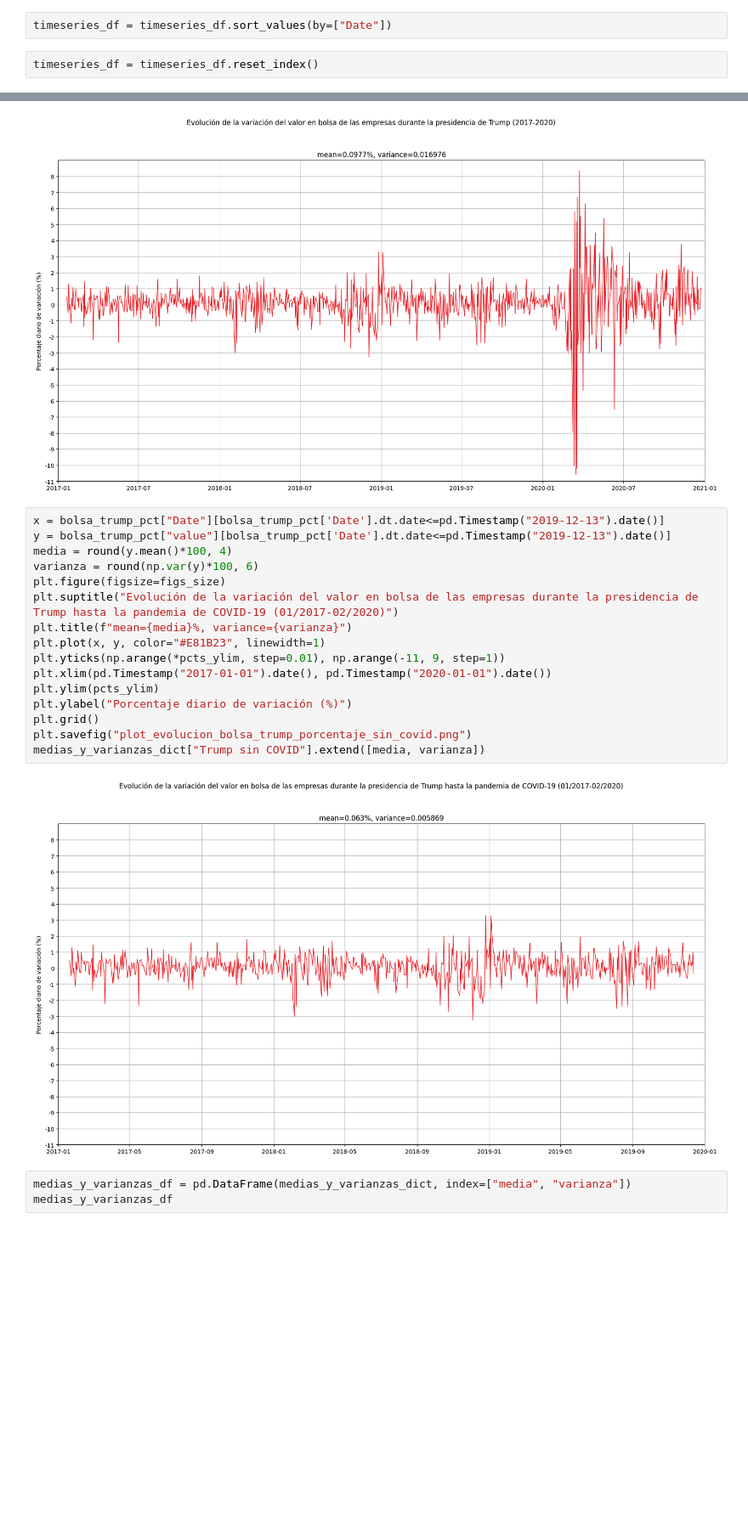
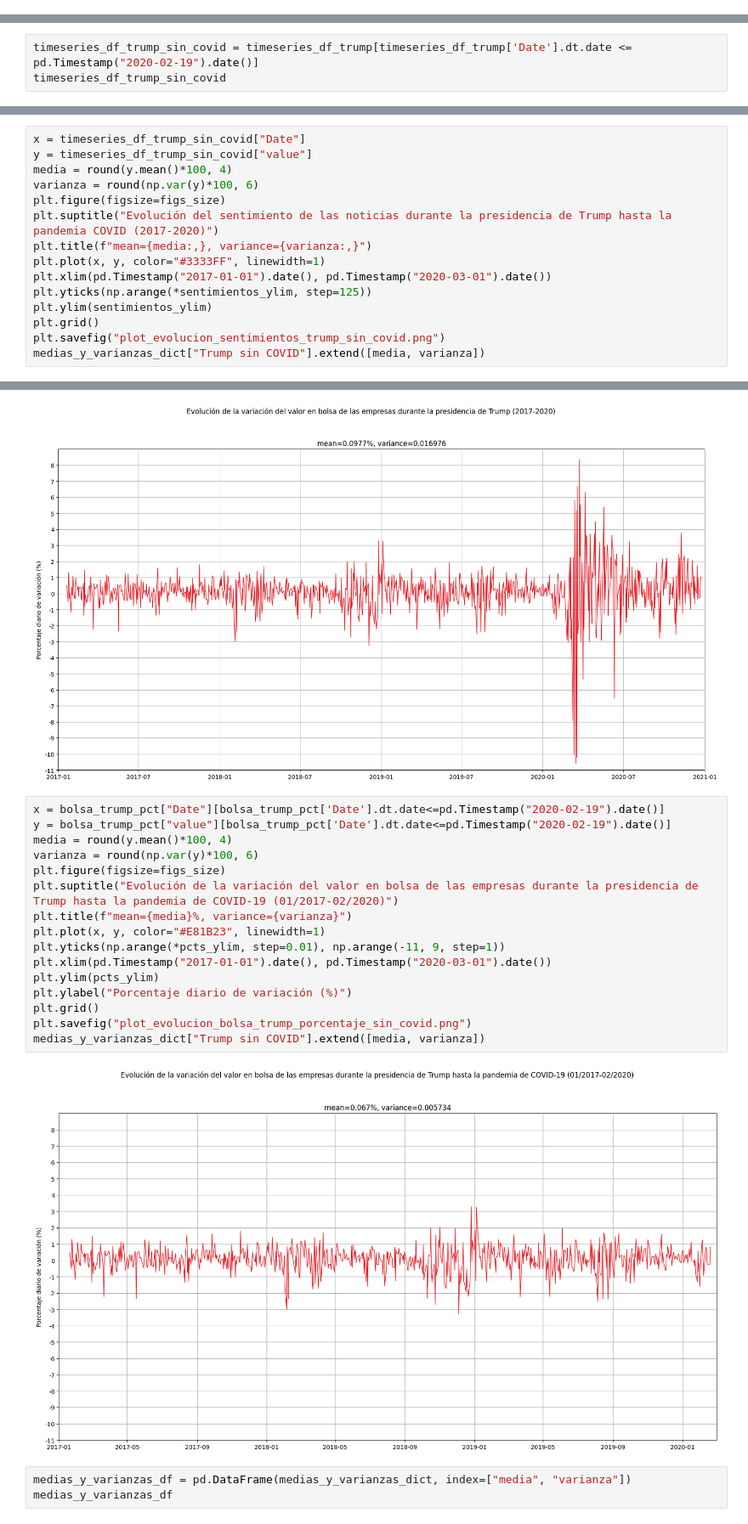
Before and after one commit to kliniik/US-Tech-Stock, a Jupyter notebook: notebooks/Sergio/Entrega 4.ipynb, the cells around one changed output, grey strips where cells are left out. Shown at 85% size. Cells and saved outputs as stored; diff of their text form; blank space fills up the shorter version.

```diff
--- a/notebooks/Sergio/Entrega 4.ipynb
+++ b/notebooks/Sergio/Entrega 4.ipynb
@@ -142,6 +118,2 @@ timeseries_df = timeseries_df.groupby(["Date"]).sum()
-# %%
-timeseries_df = timeseries_df.sort_values(by=["Date"])
-# %%
-timeseries_df = timeseries_df.reset_index()
 # %%
 timeseries_df.to_csv("timeseries_dataset_to_plot.csv")
@@ -209,0 +216,3 @@ plt.savefig("plot_evolucion_sentimientos_trump.png")
+# %%
+timeseries_df_trump_sin_covid = timeseries_df_trump[timeseries_df_trump['Date'].dt.date <= pd.Timestamp("2020-02-19").date()]
+timeseries_df_trump_sin_covid
@@ -209,0 +233,15 @@ plt.savefig("plot_evolucion_sentimientos_trump.png")
+# %%
+x = timeseries_df_trump_sin_covid["Date"]
+y = timeseries_df_trump_sin_covid["value"]
+media = round(y.mean()*100, 4)
+varianza = round(np.var(y)*100, 6)
+plt.figure(figsize=figs_size)
+plt.suptitle("Evolución del sentimiento de las noticias durante la presidencia de Trump hasta la pandemia COVID (2017-2020)")
+plt.title(f"mean={media:,}, variance={varianza:,}")
+plt.plot(x, y, color="#3333FF", linewidth=1)
+plt.xlim(pd.Timestamp("2017-01-01").date(), pd.Timestamp("2020-03-01").date())
+plt.yticks(np.arange(*sentimientos_ylim, step=125))
+plt.ylim(sentimientos_ylim)
+plt.grid()
+plt.savefig("plot_evolucion_sentimientos_trump_sin_covid.png")
+medias_y_varianzas_dict["Trump sin COVID"].extend([media, varianza])
@@ -411,23 +507,23 @@ medias_y_varianzas_dict["Trump"].extend([media, varianza])
 # %% [output]
 [figure]
 # %%
-x = bolsa_trump_pct["Date"][bolsa_trump_pct['Date'].dt.date<=pd.Timestamp("2019-12-13").date()]
-y = bolsa_trump_pct["value"][bolsa_trump_pct['Date'].dt.date<=pd.Timestamp("2019-12-13").date()]
+x = bolsa_trump_pct["Date"][bolsa_trump_pct['Date'].dt.date<=pd.Timestamp("2020-02-19").date()]
+y = bolsa_trump_pct["value"][bolsa_trump_pct['Date'].dt.date<=pd.Timestamp("2020-02-19").date()]
 media = round(y.mean()*100, 4)
 varianza = round(np.var(y)*100, 6)
 plt.figure(figsize=figs_size)
 plt.suptitle("Evolución de la variación del valor en bolsa de las empresas durante la presidencia de Trump hasta la pandemia de COVID-19 (01/2017-02/2020)")
 plt.title(f"mean={media}%, variance={varianza}")
 plt.plot(x, y, color="#E81B23", linewidth=1)
 plt.yticks(np.arange(*pcts_ylim, step=0.01), np.arange(-11, 9, step=1))
-plt.xlim(pd.Timestamp("2017-01-01").date(), pd.Timestamp("2020-01-01").date())
+plt.xlim(pd.Timestamp("2017-01-01").date(), pd.Timestamp("2020-03-01").date())
 plt.ylim(pcts_ylim)
 plt.ylabel("Porcentaje diario de variación (%)")
 plt.grid()
 plt.savefig("plot_evolucion_bolsa_trump_porcentaje_sin_covid.png")
 medias_y_varianzas_dict["Trump sin COVID"].extend([media, varianza])
 # %% [output]
-[figure, old version]
+[figure, new version]
 # %%
 medias_y_varianzas_df = pd.DataFrame(medias_y_varianzas_dict, index=["media", "varianza"])
 medias_y_varianzas_df
```
Also changed, not shown: parts of 16 cells of this notebook, 4 other files.
